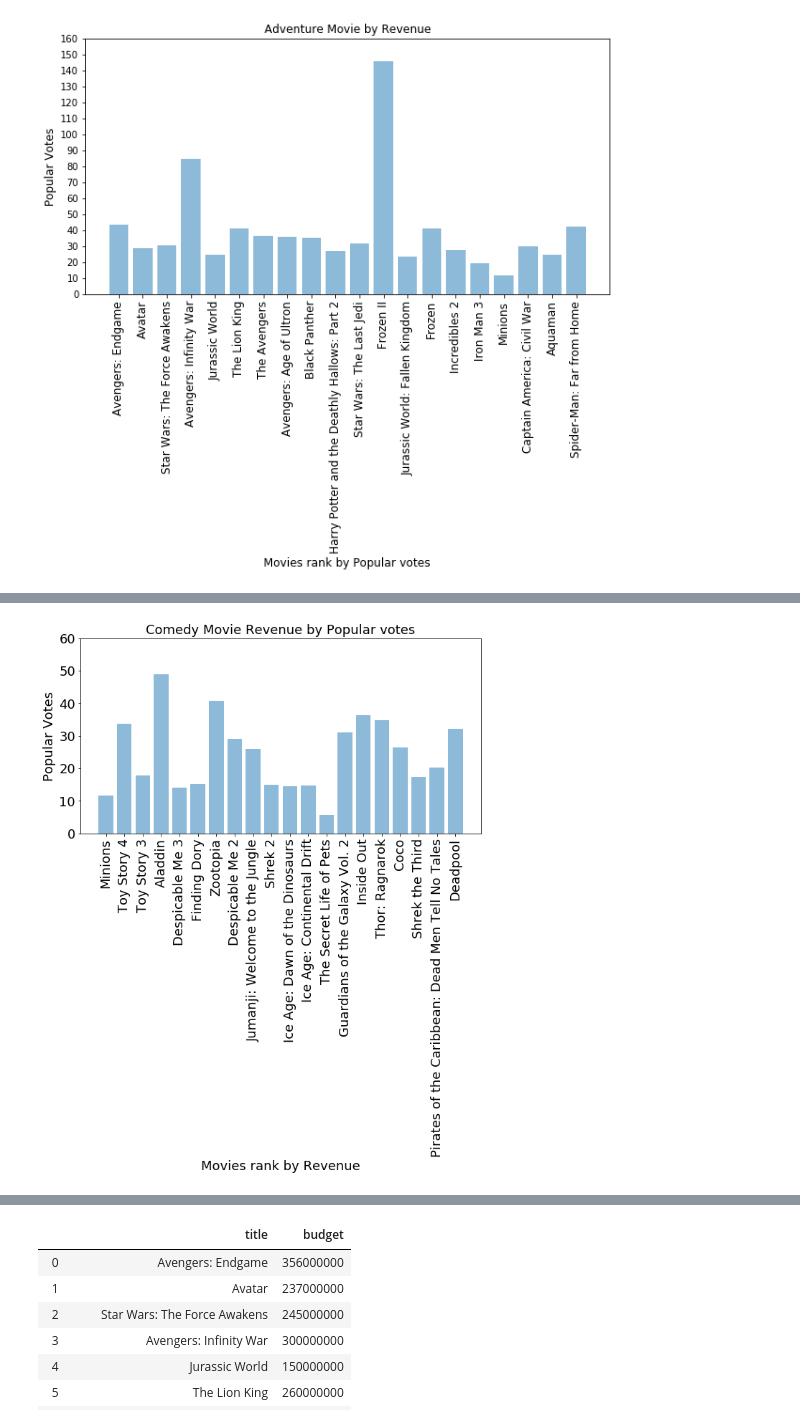
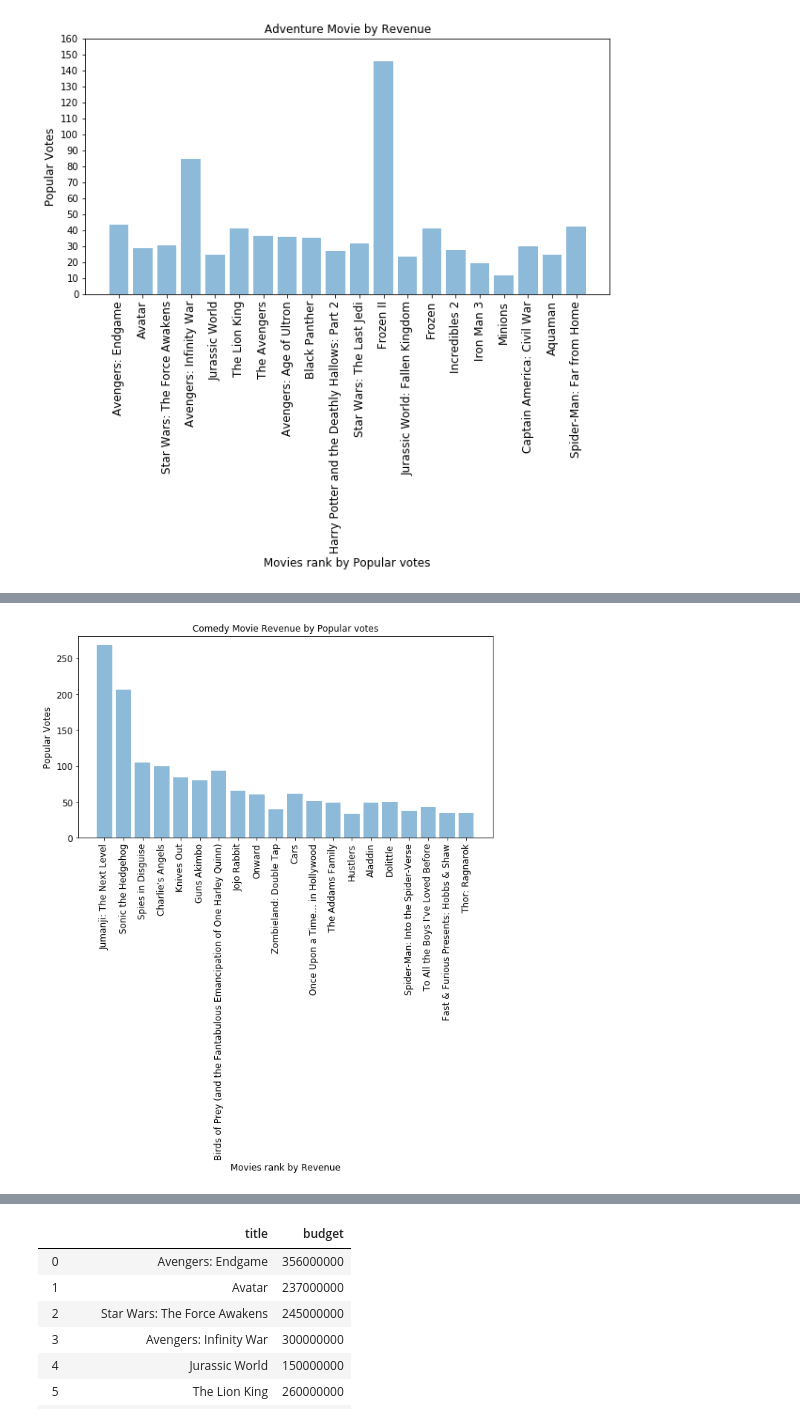
Before and after one commit to J-Joseph524/MEDIA-PROJECT-JJ-EO, a Jupyter notebook: Project.ipynb, the cells around one changed output, grey strips where cells are left out. Saved outputs shown, nothing was run; the diff lists cells and outputs as text; code cells hidden in the pictures.

```diff
--- a/Project.ipynb
+++ b/Project.ipynb
@@ -473,5 +460 @@ for page in revenue_com:
     revenue_moviescom.append(requests.get(page))
-# %%
-revenuecom_json = []
-for movie in revenue_moviescom:
-    revenuecom_json.append(movie.json())
@@ -488,2 +489,0 @@ df4.reset_index(inplace=True)
-# %%
-df4.drop(df4[df4['popularity'] < 5.0].index, inplace = True)
@@ -509,0 +512,3 @@ df4.head(25)
+# %%
+df4.drop(df4[df4['popularity'] > 1000.0].index, inplace = True)
+#I had to drop run this code because there was an outlier. The movie A Rainy Day in New York had a popular vote of 1,900.
@@ -574,6 +583,4 @@ df_revcom['title']
 Name: title, dtype: object
-# %%
-df_revcom.drop(df_revcom[df_revcom['popularity'] < 5.0].index, inplace = True)
 # %%
 df_revcom['popularity']
 # %% [output]
@@ -617,16 +604,16 @@ Name: title, dtype: object
 # %%
 new_figure = plt.figure(figsize= (10,5))
 objects = df_revcom['title']
 # y_pos = np.arange(len(objects))
 popularity= df_revcom['popularity']
 
 plt.bar(objects, popularity, align='center', alpha=0.5)
-plt.xticks(objects,rotation=90, rotation_mode="default", fontsize= 18)
-plt.yticks(np.arange(0, 70, step=10),fontsize= 18)
-plt.ylabel('Popular Votes',fontsize= 18)
-plt.xlabel('Movies rank by Revenue',fontsize= 18)
-plt.title('Comedy Movie Revenue by Popular votes',fontsize= 18)
+plt.xticks(objects,rotation=90, rotation_mode="default", fontsize= 12)
+plt.yticks(np.arange(0, 290, step=50),fontsize= 12)
+plt.ylabel('Popular Votes',fontsize= 12)
+plt.xlabel('Movies rank by Revenue',fontsize= 12)
+plt.title('Comedy Movie Revenue by Popular votes',fontsize= 12)
 
 plt.show()
 # %% [output]
-[figure, old version]
+[figure, new version]
```
Also changed, not shown: parts of 99 cells of this notebook.
